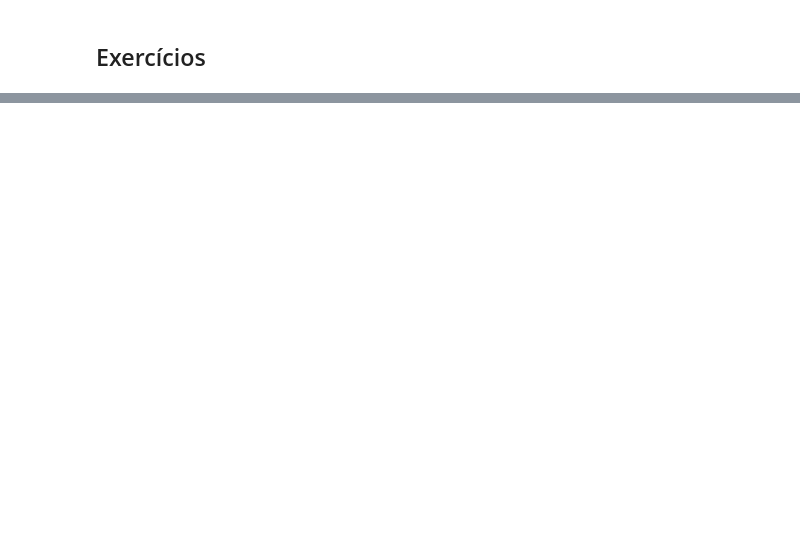
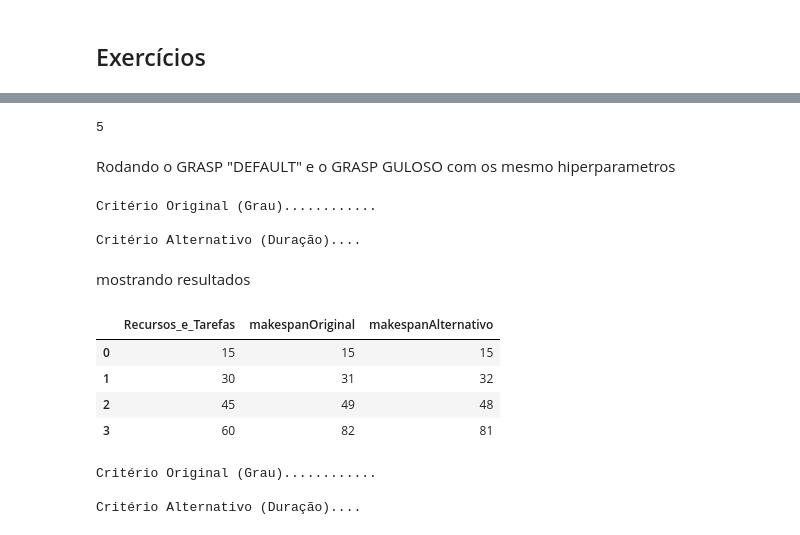
Before and after one commit to kaladabrio2020/Meteheuristica, a Jupyter notebook: atv_computacionais/RCPSP.ipynb, the cells around one changed output, grey strips where cells are left out. Cells and saved outputs as stored; diff of their text form; code cells hidden in the pictures; blank space fills up the shorter version.

```diff
--- a/RCPSP.ipynb
+++ b/atv_computacionais/RCPSP.ipynb
@@ -557,0 +551,12 @@ Tarefas = 50    Recursos = 20   Makespan = 61
+# %%
+def escolherGRASPAlternativo(rcpsp, tarefas):
+    """Escolhe tarefa com maior duração."""
+    # Seleciona tarefas sem dependências pendentes
+    L = [i for i in tarefas if len(i.dependencia) == 0]
+
+    # Ordena as tarefas por maior duração
+    L.sort(key=lambda x: x.duracao, reverse=True)
+
+    # Escolhe uma das 5 primeiras aleatoriamente (estratégia GRASP)
+    j = L[random.randrange(min(5, len(L)))]
+    return j
@@ -557,0 +605,55 @@ Tarefas = 50    Recursos = 20   Makespan = 61
+# %%
+import numpy as np
+# gera rcpsp de maneira iterativa em uma lista
+rcpsp  = [gerar_rcpsp(i, i, 0.2) for i in range(15, 75, 15)]
+# gera recusos aleatorio
+rcpspA = [gerar_rcpsp(i, recursos=np.random.randint(i//2,i-1)) for i in range(15, 75, 15)]
+# %%
+10//2
+# %% [output]
+5
+# %% [markdown]
+Rodando o GRASP "DEFAULT" e o GRASP GULOSO com os mesmo hiperparametros
+# %%
+print("Critério Original (Grau)............")
+
+resultsGrasp = [GRASP(i, 1000, verbose=False, maxTime=20) for i in rcpsp]
+
+print("\nCritério Alternativo (Duração)....")
+resultsGraspAlternativo = [GRASPAlter(i,1000, verbose=False, maxTime=20) for i in rcpsp]
+# %% [output]
+Critério Original (Grau)............
+
+Critério Alternativo (Duração)....
+# %%
+index = [i for i in range(15, 75, 15)]
+
+criterioOriginal = [result.makespan() for result in resultsGrasp]
+criterioAlternati = [result.makespan() for result in resultsGraspAlternativo]
+# %% [markdown]
+mostrando resultados
+# %%
+import pandas as pd
+
+pd.DataFrame(dict(
+    Recursos_e_Tarefas = index,
+    makespanOriginal    = criterioOriginal,
+    makespanAlternativo = criterioAlternati
+))
+# %% [output]
+|  | Recursos_e_Tarefas | makespanOriginal | makespanAlternativo |
+| 0 | 15 | 15 | 15 |
+| 1 | 30 | 31 | 32 |
+| 2 | 45 | 49 | 48 |
+| 3 | 60 | 82 | 81 |
+# %%
+print("Critério Original (Grau)............")
+
+resultsGrasp = [GRASP(i, 1000, verbose=False, maxTime=20) for i in rcpspA]
+
+print("\nCritério Alternativo (Duração)....")
+resultsGraspAlternativo = [GRASPAlter(i,1000, verbose=False, maxTime=20) for i in rcpspA]
+# %% [output]
+Critério Original (Grau)............
+
+Critério Alternativo (Duração)....
```
Also changed, not shown: parts of 17 cells of this notebook, 4 other files.
